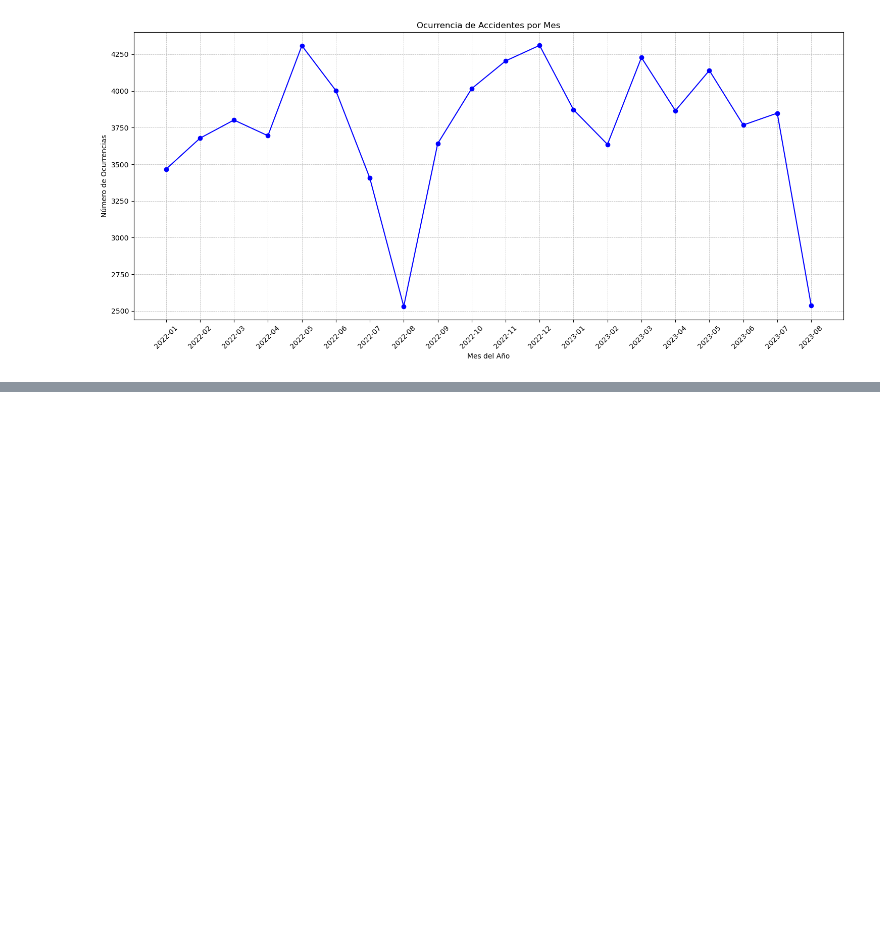
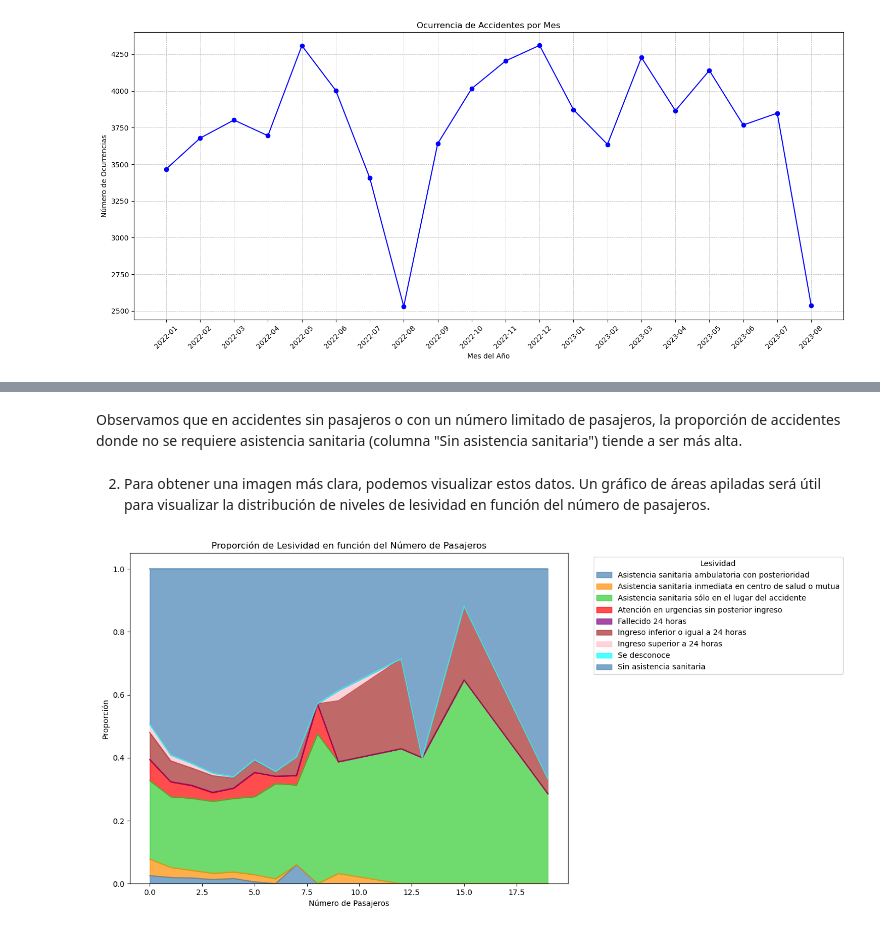
Before and after one commit to lucaramirezo/Traffic-Network-Transparency, a Jupyter notebook: Exploratory_Data_Analysis.ipynb, the cells around one changed output, grey strips where cells are left out. Saved outputs shown, nothing was run; the diff lists cells and outputs as text; code cells hidden in the pictures; blank space fills up the shorter version.

```diff
--- a/Exploratory_Data_Analysis.ipynb
+++ b/Exploratory_Data_Analysis.ipynb
@@ -60,0 +86,12 @@ Entender las tendencias y patrones en este gráfico nos va apermitir anticipar y
+# %%
+# Fusionar pasajeros_por_accidente con combined_data
+combined_data = combined_data.merge(pasajeros_por_accidente, how='left', on='num_expediente')
+
+# Rellenar los valores NaN en la columna 'numero_pasajeros' con 0 (esto se debe a accidentes donde no hay pasajeros involucrados)
+combined_data['numero_pasajeros'].fillna(0, inplace=True)
+
+# Explorar la relación entre el número de pasajeros y el tipo de accidente
+relacion_pasajeros_tipo = combined_data.groupby(['tipo_accidente', 'numero_pasajeros']).size().unstack().fillna(0)
+
+# Mostrar la relación
+relacion_pasajeros_tipo
@@ -60,0 +120,6 @@ Entender las tendencias y patrones en este gráfico nos va apermitir anticipar y
+# %%
+proporcion_lesividad = combined_data.groupby(['numero_pasajeros', 'lesividad']).size().unstack().fillna(0)
+proporcion_lesividad = proporcion_lesividad.div(proporcion_lesividad.sum(axis=1), axis=0)  # Convertir a proporciones
+
+# Visualizar las proporciones
+proporcion_lesividad
@@ -60,0 +143,27 @@ Entender las tendencias y patrones en este gráfico nos va apermitir anticipar y
+# %% [markdown]
+Observamos que en accidentes sin pasajeros o con un número limitado de pasajeros, la proporción de accidentes donde no se requiere asistencia sanitaria (columna "Sin asistencia sanitaria") tiende a ser más alta.
+# %% [markdown]
+2. Para obtener una imagen más clara, podemos visualizar estos datos. Un gráfico de áreas apiladas será útil para visualizar la distribución de niveles de lesividad en función del número de pasajeros.
+# %%
+colors = ['steelblue', 'darkorange', 'limegreen', 'red', 'purple', 'brown', 'pink', 'cyan']
+
+# Gráfico de barras apiladas
+#proporcion_lesividad.plot(kind='bar', stacked=True, figsize=(14,7), color=colors)
+#plt.title('Proporción de Lesividad en función del Número de Pasajeros')
+#plt.xlabel('Número de Pasajeros')
+#plt.ylabel('Proporción')
+#plt.legend(title='Lesividad', bbox_to_anchor=(1.05, 1), loc='upper left')
+#plt.tight_layout()
+#plt.show()
+
+# Gráfico de áreas apiladas
+fig, ax = plt.subplots(figsize=(14,7))
+proporcion_lesividad.plot(kind='area', stacked=True, ax=ax, color=colors, alpha=0.7)
+ax.set_title('Proporción de Lesividad en función del Número de Pasajeros')
+ax.set_xlabel('Número de Pasajeros')
+ax.set_ylabel('Proporción')
+ax.legend(title='Lesividad', bbox_to_anchor=(1.05, 1), loc='upper left')
+plt.tight_layout()
+plt.show()
+# %% [output]
+[figure, added]
```
Also changed, not shown: parts of 14 cells of this notebook, 3 other files.
